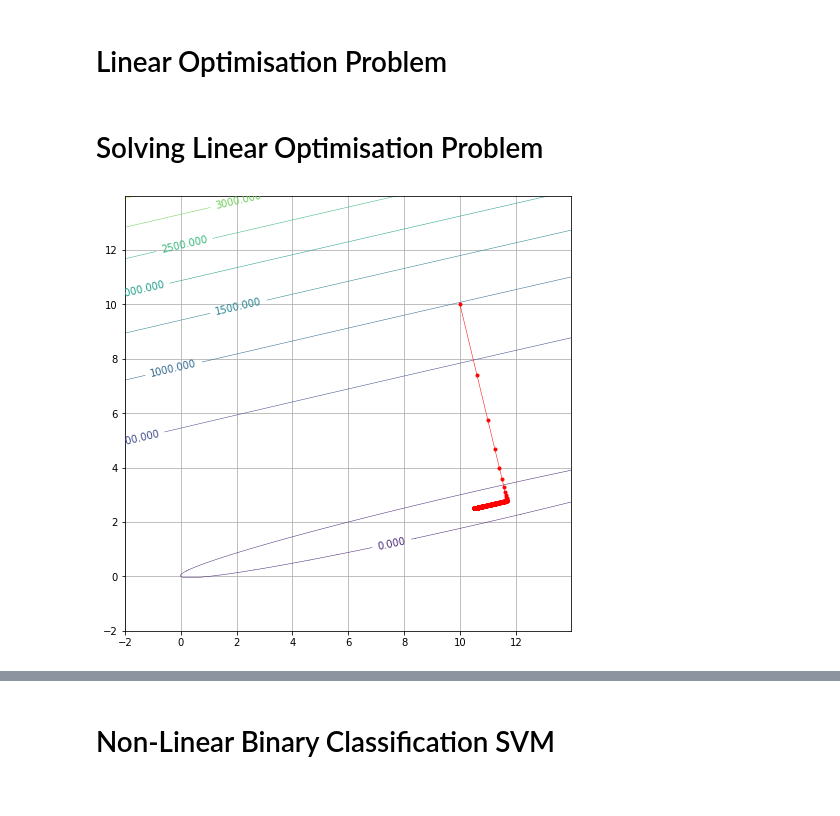
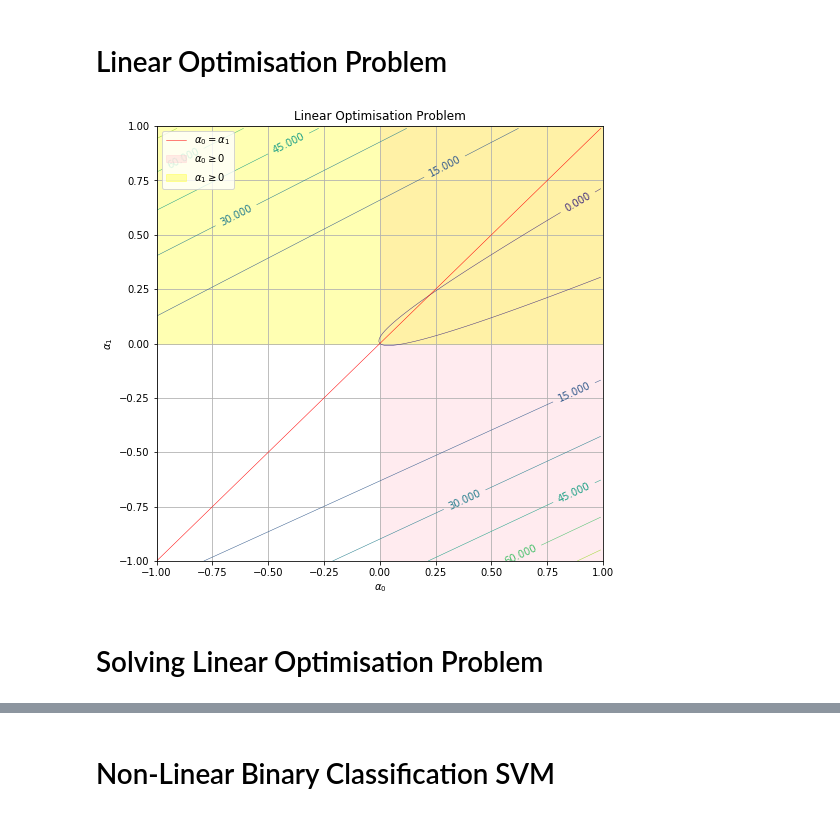
Before and after one commit to johnduffymsc/msc_comp0120project, a Jupyter notebook: COMP0120_Project_Code_John_Duffy.ipynb, the cells around one changed output, grey strips where cells are left out. Drawn from its saved outputs; the diff is of its cells as text; code cells hidden in the pictures.

```diff
--- a/COMP0120_Project_Code_John_Duffy.ipynb
+++ b/COMP0120_Project_Code_John_Duffy.ipynb
@@ -543,7 +543,7 @@ np.random.seed(9)
 
 N = 2000
 
-for T in [2, 4]:
+for T in [2, 3]:
 
     for plot in range(6):
 
@@ -689,40 +689,44 @@ Margin:
 # %%
 # Linear Optimisation Problem.
 
 X = np.array([[3.0, 3.0], [6.0, 6.0]])
 y = np.array([-1.0, +1.0])
 
 L = len(X)
 H = np.zeros((L, L))
 for i in range(L):
     for j in range(L):
         H[i, j] = y[i] * y[j] * linear_kernel(X[i], X[j])
 
 f   = lambda x: 0.5 * x.T @ H @ x - x.T @ (x / x)
 df  = lambda x: H @ x - x / x
 d2f = lambda x: H
 
-x_range = np.arange(-2.0, 14.0, 0.01)
-y_range = np.arange(-2.0, 14.0, 0.01)
+g = lambda x, y: f(np.array([x, y]))
+z = np.vectorize(g)
 
-z = np.zeros((len(x_range), len(y_range)))
-for i, x in enumerate(x_range):
-    for j, y in enumerate(y_range):
-        z[i, j] = f(np.array([x, y]))
+x_range = np.arange(-1.0, 1.0, 0.01)
+y_range = np.arange(-1.0, 1.0, 0.01)
+
+x, y = np.meshgrid(x_range, y_range)
 
 plt.figure(figsize=(8, 8))
-plt.xlim((-2.0, 14.0))
-plt.ylim((-2.0, 14.0))
+plt.xlim((-1.0, 1.0))
+plt.ylim((-1.0, 1.0))
 plt.title("Linear Optimisation Problem")
 plt.xlabel(r"$\alpha_0$")
 plt.ylabel(r"$\alpha_1$")
-cs = plt.contour(x_range, y_range, z.T, levels=10, linewidths=0.5)
+cs = plt.contour(x, y, z(x, y), linewidths=0.5)
 plt.clabel(cs)
-plt.fill_between(np.array([-2.0, 14.0]), np.array([14.0, 14.0]), alpha=0.3, color="pink")
-plt.fill_between(np.array([0.0, 14.0]), np.array([14.0, 14.0]), alpha=0.3, color="yellow")
+plt.fill(np.array([0.0, 0.0, 14.0, 14.0]), np.array([-2.0, 14.0, 14.0, -2.0]), alpha=0.3, color="pink", label=r"$\alpha_0 \geq 0$")
+plt.fill(np.array([-2.0, -2.0, 14.0, 14.0]), np.array([0.0, 14.0, 14.0, 0.0]), alpha=0.3, color="yellow", label=r"$\alpha_1 \geq 0$")
+plt.plot(x_range, y_range, '-r', linewidth=0.5, label=r"$\alpha_0 = \alpha_1$")
 plt.grid()
+plt.legend()
 plt.savefig("linear_optimisation_problem_0.pdf")
 plt.show()
+# %% [output]
+[figure, added]
 # %% [markdown]
 # Solving Linear Optimisation Problem
 # %%
@@ -760,8 +764,6 @@ plt.plot(xs[:, 0], xs[:, 1], '-ro', linewidth=0.5, markersize=3)
 plt.grid()
 plt.savefig("motiv_0.pdf")
 plt.show()
-# %% [output]
-[figure, removed]
 # %%
 # Quadratic Penalty Method for solving the Dual Problem.
 
```
Also changed, not shown: parts of 4 cells of this notebook.
